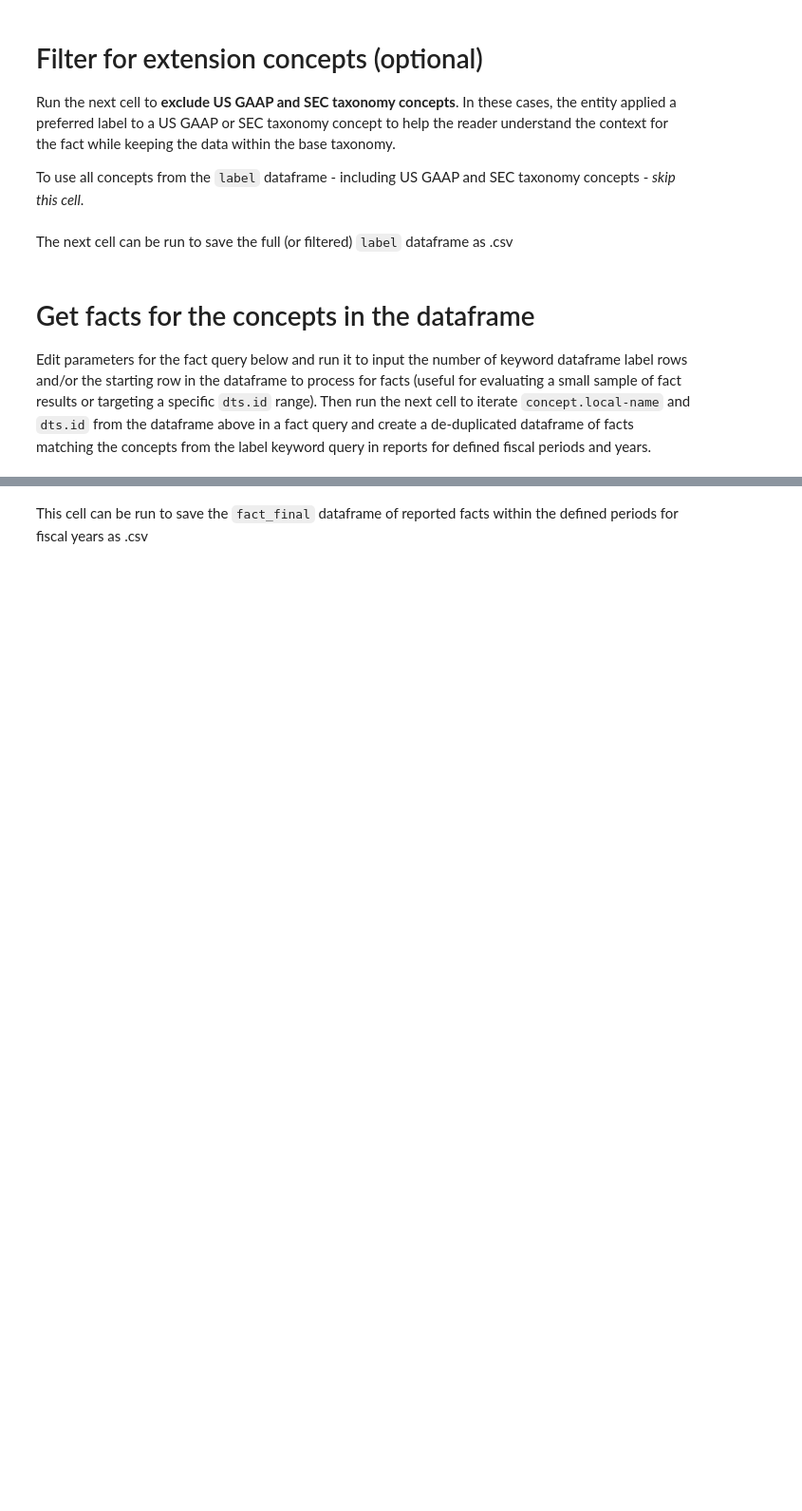
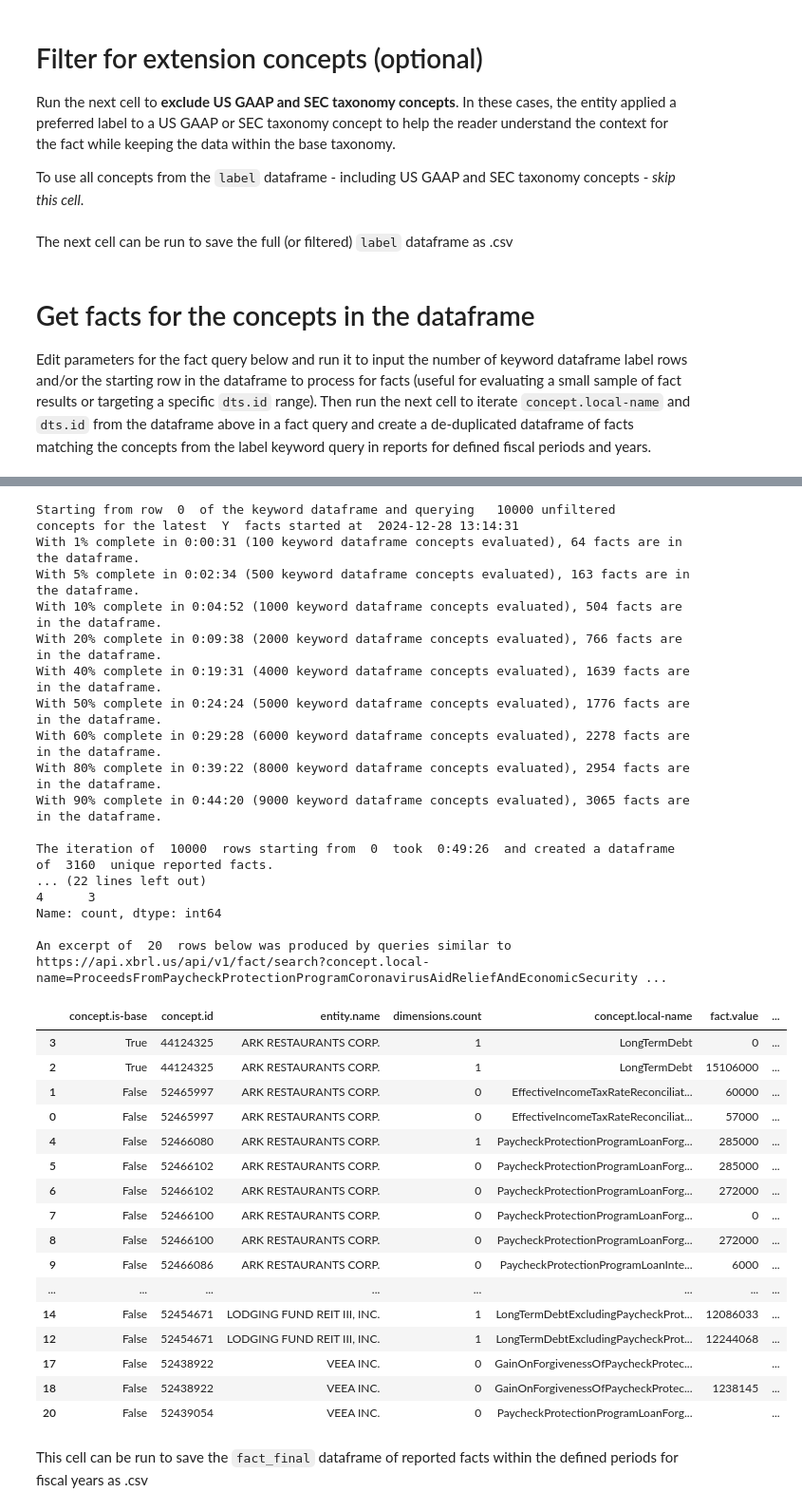
Before and after one commit to xbrlus/xbrl-api-ipynb, a Jupyter notebook: xbrl_us_api-label-keyword.ipynb, the cells around one changed output, grey strips where cells are left out. Shown: that part at 95% size. Saved outputs shown, nothing was run; the diff lists cells and outputs as text; code cells hidden in the pictures; blank space fills up the shorter version.

Commit message:
Update xbrl_us_api-label-keyword.ipynb
- update top 10 to include concept.is-base
- test with 10000 label rows

```diff
--- a/xbrl_us_api-label-keyword.ipynb
+++ b/xbrl_us_api-label-keyword.ipynb
@@ -298,7 +336,7 @@ unique_df_start = unique_df.iloc[start_row:]
 # %%
 # @title
 import time
-row_count = 0
+row_count = 1
 fact_query_start = datetime.now().replace(microsecond=0)
 print('Starting from row ', start_row, ' of the keyword dataframe and querying  ', index_rows, 'extension' if extension_rows != 0 else 'unfiltered', '  concepts for the latest ', str("".join(period)), ' facts started at ', fact_query_start)
 facts = []
@@ -344,35 +382,71 @@ for y, row in unique_df.iloc[start_row:].iterrows():
         if run_query and 'data' in fact_res_json:  # Check if query was successful and 'data' key exists
             #print(fact_res_json['data'])
             fact_res_df_segment.extend(fact_res_json['data'])
             total_facts = len(fact_res_df_segment)
             percent_complete = int(row_count/index_rows * 100)
             if percent_complete in (1, 5, 10, 20, 40, 50, 60, 80, 90) and percent_complete not in print_percent:
                 percent_datetime = datetime.now().replace(microsecond=0)
                 percent_time = percent_datetime - fact_query_start
                 print(f'With {percent_complete}% complete in {percent_time} ({row_count} keyword dataframe concepts evaluated), {total_facts} facts are in the dataframe.')
             print_percent.add(percent_complete)
         row_count += 1
 
 if not 'error' in fact_res_json:
     current_datetime = datetime.now().replace(microsecond=0)
     time_taken = current_datetime - fact_query_start
     facts = pd.DataFrame(fact_res_df_segment)
 
 for column in facts.columns:
     if facts[column].apply(lambda x: isinstance(x, list)).any():
         facts[column] = facts[column].astype(str)  # Convert to strings
 
 filtered_facts = facts[facts['period.fiscal-year'].isin(period_year)]
 fact_final = pd.DataFrame(filtered_facts.drop_duplicates())
 fact_final.sort_values(by=['dts.id', 'concept.is-base', 'concept.local-name', 'dimensions.count','period.fiscal-year'], ascending=[False, False, True, True, False], inplace=True)
 final_count = len(fact_final)
-top_10 = fact_final['concept.local-name'].value_counts().head(10)
+top_10_concepts = fact_final['concept.local-name'].value_counts().head(10)
+top_10 = pd.merge(top_10_concepts, fact_final[['concept.local-name', 'concept.is-base']], on='concept.local-name').drop_duplicates()
 dimensions_fact = fact_final[fact_final['dimensions.count'] != 0]
 dimensions_count = dimensions_fact.shape[0]
 dimensions_summary = dimensions_fact['dimensions.count'].value_counts()
 
-print('\nThe iteration of ', index_rows, ' rows starting from, ', start_row, ' took ', time_taken, ' and created a dataframe of ', total_facts, ' unique reported facts. \nOf these, ' ,final_count, ' occurred in the ',str("".join(period)), ' period for years', ', '.join(map(str, period_year)), 'across entities using label text that matched keyword strings for reported concepts (NOTE: labels can change across reporting periods). \nThese are the top 10 concepts in the dataframe: \n',top_10, '\n\nHere is a summary of the number of dimensionalized facts in the dataframe: \nTotal: ', dimensions_count, '\n',dimensions_summary, ' \n\nAn excerpt of ', results_to_display, ' rows below was produced by queries similar to ',urllib.parse.unquote(fact_res.url),'\n\n')
+print('\nThe iteration of ', index_rows, ' rows starting from ', start_row, ' took ', time_taken, ' and created a dataframe of ', total_facts, ' unique reported facts. \nOf these, ' ,final_count, ' occurred in the ',str("".join(period)), ' period for years', ', '.join(map(str, period_year)), 'across entities \nusing label text that matched keyword strings for reported concepts (NOTE: labels can change across reporting periods). \n\nThese are the top 10 concepts in the dataframe: \n',top_10, '\n\nHere is a summary of the number of dimensionalized facts in the dataframe: \nTotal: ', dimensions_count, '\n',dimensions_summary, ' \n\nAn excerpt of ', results_to_display, ' rows below was produced by queries similar to ',urllib.parse.unquote(fact_res.url),'\n\n')
 fact_final.head(results_to_display)
+# %% [output]
+Starting from row  0  of the keyword dataframe and querying   10000 unfiltered   concepts for the latest  Y  facts started at  2024-12-28 13:14:31
+With 1% complete in 0:00:31 (100 keyword dataframe concepts evaluated), 64 facts are in the dataframe.
+With 5% complete in 0:02:34 (500 keyword dataframe concepts evaluated), 163 facts are in the dataframe.
+With 10% complete in 0:04:52 (1000 keyword dataframe concepts evaluated), 504 facts are in the dataframe.
+With 20% complete in 0:09:38 (2000 keyword dataframe concepts evaluated), 766 facts are in the dataframe.
+With 40% complete in 0:19:31 (4000 keyword dataframe concepts evaluated), 1639 facts are in the dataframe.
+With 50% complete in 0:24:24 (5000 keyword dataframe concepts evaluated), 1776 facts are in the dataframe.
+With 60% complete in 0:29:28 (6000 keyword dataframe concepts evaluated), 2278 facts are in the dataframe.
+With 80% complete in 0:39:22 (8000 keyword dataframe concepts evaluated), 2954 facts are in the dataframe.
+With 90% complete in 0:44:20 (9000 keyword dataframe concepts evaluated), 3065 facts are in the dataframe.
+
+The iteration of  10000  rows starting from  0  took  0:49:26  and created a dataframe of  3160  unique reported facts.
+... (22 lines left out)
+4      3
+Name: count, dtype: int64
+
+An excerpt of  20  rows below was produced by queries similar to  https://api.xbrl.us/api/v1/fact/search?concept.local-name=ProceedsFromPaycheckProtectionProgramCoronavirusAidReliefAndEconomicSecurity ...
+|  | concept.is-base | concept.id | entity.name | dimensions.count | concept.local-name | fact.value | ... |
+| 3 | True | 44124325 | ARK RESTAURANTS CORP. | 1 | LongTermDebt | 0 | ... |
+| 2 | True | 44124325 | ARK RESTAURANTS CORP. | 1 | LongTermDebt | 15106000 | ... |
+| 1 | False | 52465997 | ARK RESTAURANTS CORP. | 0 | EffectiveIncomeTaxRateReconciliat... | 60000 | ... |
+| 0 | False | 52465997 | ARK RESTAURANTS CORP. | 0 | EffectiveIncomeTaxRateReconciliat... | 57000 | ... |
+| 4 | False | 52466080 | ARK RESTAURANTS CORP. | 1 | PaycheckProtectionProgramLoanForg... | 285000 | ... |
+| 5 | False | 52466102 | ARK RESTAURANTS CORP. | 0 | PaycheckProtectionProgramLoanForg... | 285000 | ... |
+| 6 | False | 52466102 | ARK RESTAURANTS CORP. | 0 | PaycheckProtectionProgramLoanForg... | 272000 | ... |
+| 7 | False | 52466100 | ARK RESTAURANTS CORP. | 0 | PaycheckProtectionProgramLoanForg... | 0 | ... |
+| 8 | False | 52466100 | ARK RESTAURANTS CORP. | 0 | PaycheckProtectionProgramLoanForg... | 272000 | ... |
+| 9 | False | 52466086 | ARK RESTAURANTS CORP. | 0 | PaycheckProtectionProgramLoanInte... | 6000 | ... |
+| ... | ... | ... | ... | ... | ... | ... | ... |
+| 14 | False | 52454671 | LODGING FUND REIT III, INC. | 1 | LongTermDebtExcludingPaycheckProt... | 12086033 | ... |
+| 12 | False | 52454671 | LODGING FUND REIT III, INC. | 1 | LongTermDebtExcludingPaycheckProt... | 12244068 | ... |
+| 17 | False | 52438922 | VEEA INC. | 0 | GainOnForgivenessOfPaycheckProtec... |  | ... |
+| 18 | False | 52438922 | VEEA INC. | 0 | GainOnForgivenessOfPaycheckProtec... | 1238145 | ... |
+| 20 | False | 52439054 | VEEA INC. | 0 | PaycheckProtectionProgramLoanForg... |  | ... |
 # %% [markdown]
 This cell can be run to save the `fact_final` dataframe of reported facts within the defined periods for fiscal years as .csv
 # %%
```
Also changed, not shown: parts of 4 cells of this notebook.
